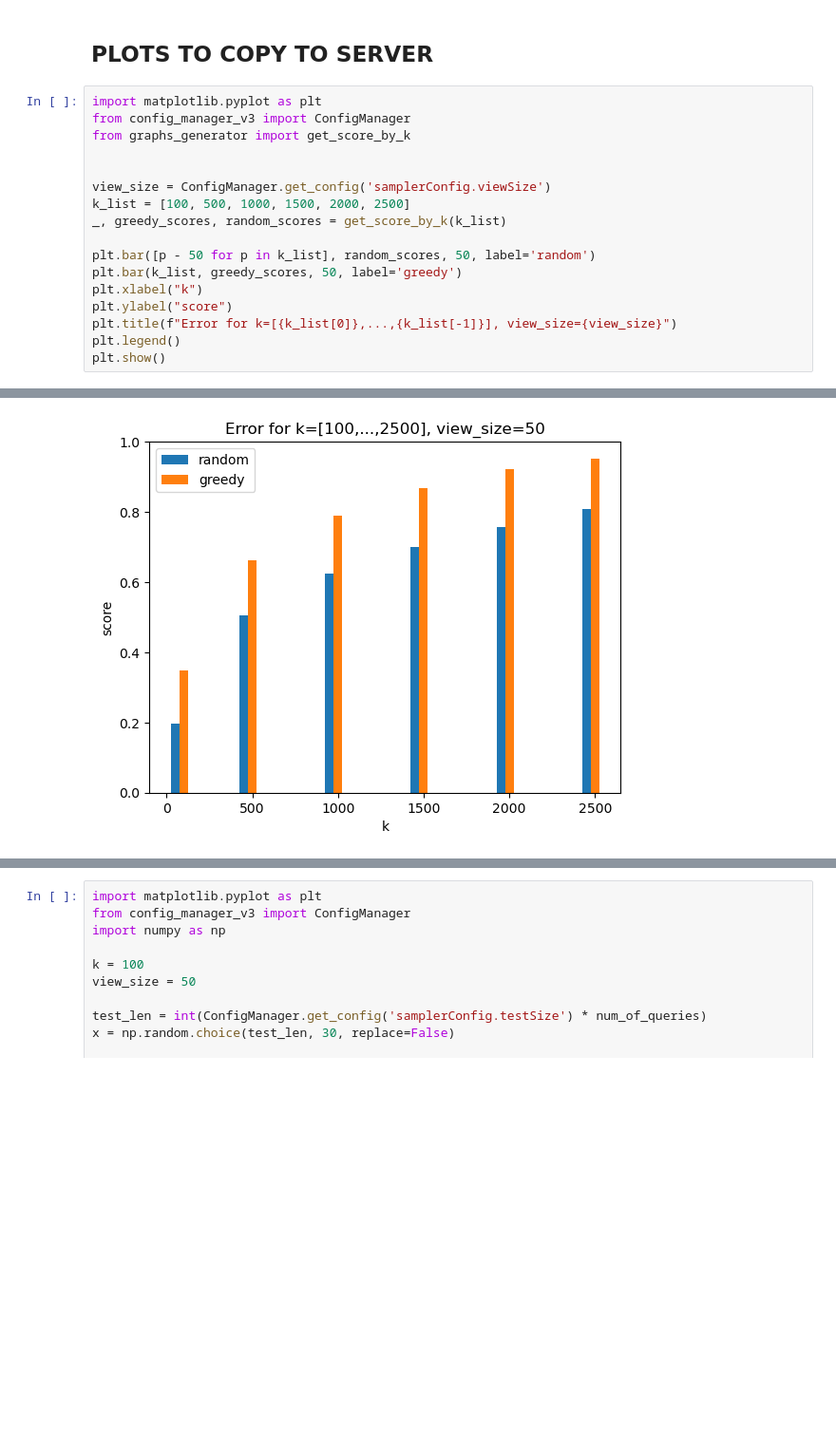
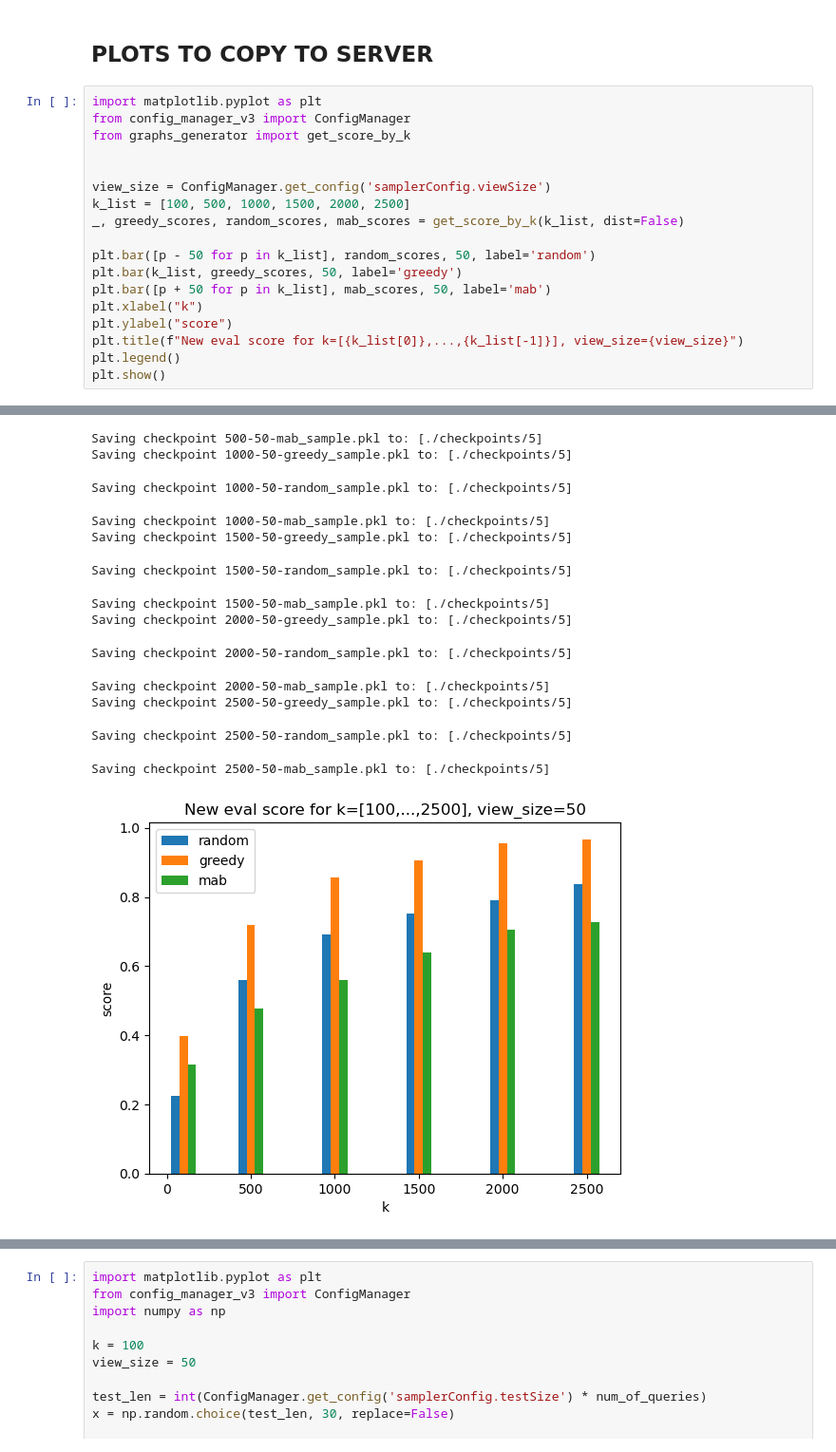
Before and after one commit to GalZeevi/HARLM, a Jupyter notebook: v3/test.ipynb, the cells around one changed output, grey strips where cells are left out. Shown at 95% size. Cells and saved outputs as stored; diff of their text form; blank space fills up the shorter version.

```diff
--- a/v3/test.ipynb
+++ b/v3/test.ipynb
@@ -108,13 +176,14 @@ from graphs_generator import get_score_by_k
 
 view_size = ConfigManager.get_config('samplerConfig.viewSize')
 k_list = [100, 500, 1000, 1500, 2000, 2500]
-_, greedy_scores, random_scores = get_score_by_k(k_list)
+_, greedy_scores, random_scores, mab_scores = get_score_by_k(k_list, dist=False)
 
 plt.bar([p - 50 for p in k_list], random_scores, 50, label='random')
 plt.bar(k_list, greedy_scores, 50, label='greedy')
+plt.bar([p + 50 for p in k_list], mab_scores, 50, label='mab')
 plt.xlabel("k")
 plt.ylabel("score")
-plt.title(f"Error for k=[{k_list[0]},...,{k_list[-1]}], view_size={view_size}")
+plt.title(f"New eval score for k=[{k_list[0]},...,{k_list[-1]}], view_size={view_size}")
 plt.legend()
 plt.show()
 # %% [output]
@@ -133 +195,14 @@ Saving checkpoint 2500-50-random_sample.pkl to: [./checkpoints/2]
+Saving checkpoint 500-50-mab_sample.pkl to: [./checkpoints/5]
+Saving checkpoint 1000-50-greedy_sample.pkl to: [./checkpoints/5]
+Saving checkpoint 1000-50-random_sample.pkl to: [./checkpoints/5]
+Saving checkpoint 1000-50-mab_sample.pkl to: [./checkpoints/5]
+Saving checkpoint 1500-50-greedy_sample.pkl to: [./checkpoints/5]
+Saving checkpoint 1500-50-random_sample.pkl to: [./checkpoints/5]
+Saving checkpoint 1500-50-mab_sample.pkl to: [./checkpoints/5]
+Saving checkpoint 2000-50-greedy_sample.pkl to: [./checkpoints/5]
+Saving checkpoint 2000-50-random_sample.pkl to: [./checkpoints/5]
+Saving checkpoint 2000-50-mab_sample.pkl to: [./checkpoints/5]
+Saving checkpoint 2500-50-greedy_sample.pkl to: [./checkpoints/5]
+Saving checkpoint 2500-50-random_sample.pkl to: [./checkpoints/5]
+Saving checkpoint 2500-50-mab_sample.pkl to: [./checkpoints/5]
-[figure, old version]
+[figure, new version]
```
Also changed, not shown: parts of 11 cells of this notebook, 8 other files.
